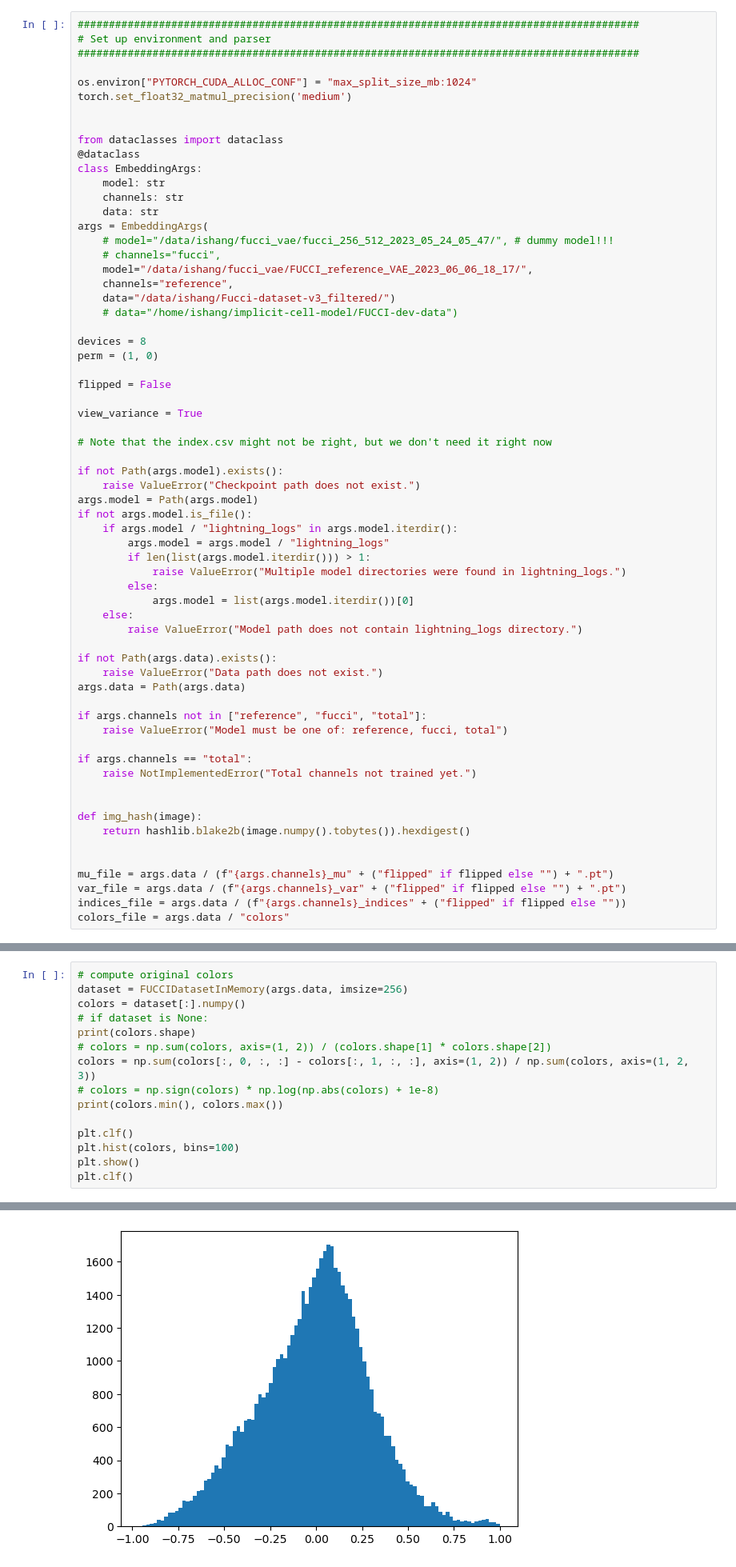
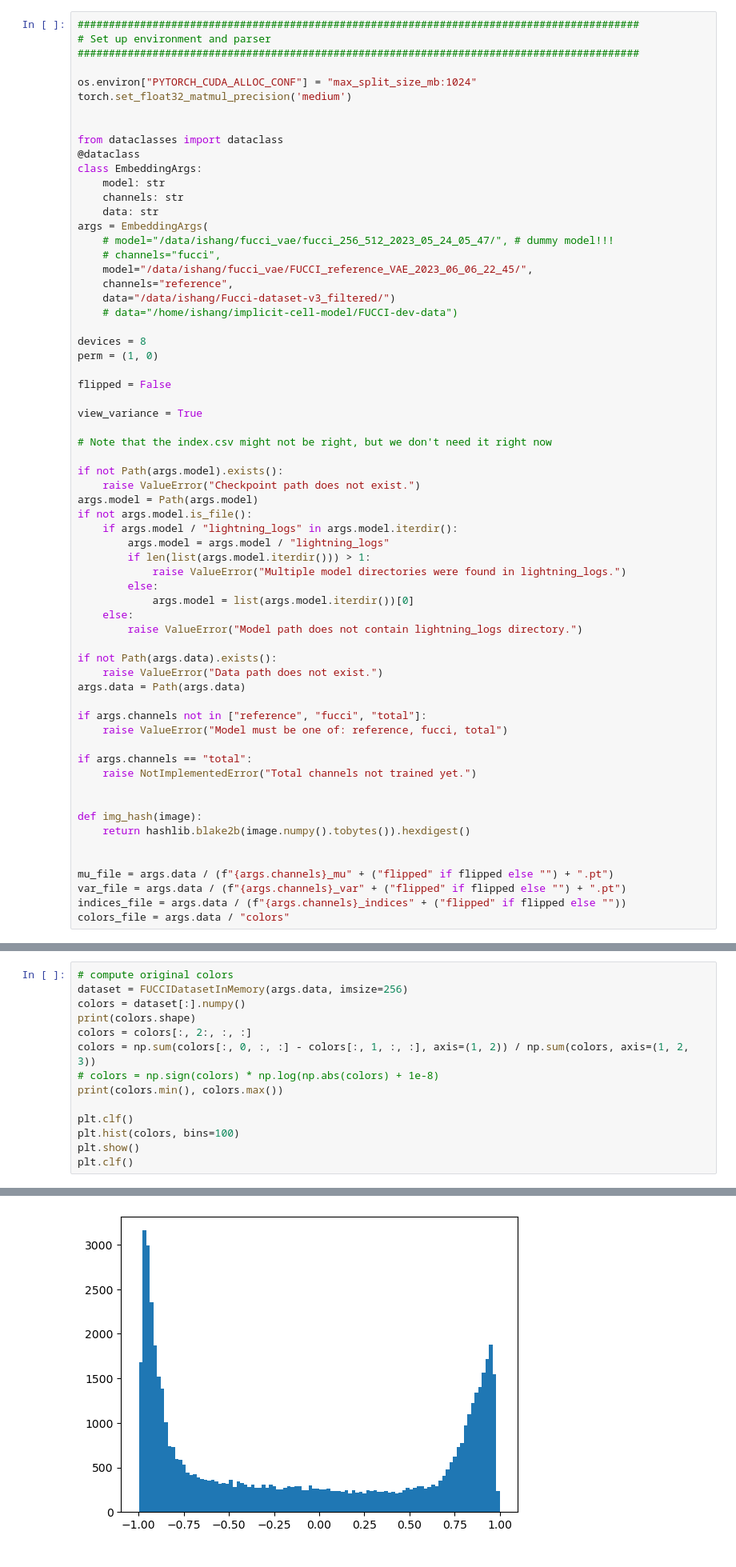
Before and after one commit to ishan-gaur/implicit-cell-model, a Jupyter notebook: embedding.ipynb, the cells around one changed output, grey strips where cells are left out. Shown at 80% size. Drawn from its saved outputs; the diff is of its cells as text.

```diff
--- a/embedding.ipynb
+++ b/embedding.ipynb
@@ -38,7 +38,7 @@ class EmbeddingArgs:
 args = EmbeddingArgs(
     # model="/data/ishang/fucci_vae/fucci_256_512_2023_05_24_05_47/", # dummy model!!!
     # channels="fucci",
-    model="/data/ishang/fucci_vae/FUCCI_reference_VAE_2023_06_06_18_17/",
+    model="/data/ishang/fucci_vae/FUCCI_reference_VAE_2023_06_06_22_45/",
     channels="reference",
     data="/data/ishang/Fucci-dataset-v3_filtered/")
     # data="/home/ishang/implicit-cell-model/FUCCI-dev-data")
@@ -250,9 +250,8 @@ for i in range(devices):
 # compute original colors
 dataset = FUCCIDatasetInMemory(args.data, imsize=256)
 colors = dataset[:].numpy()
-# if dataset is None:
 print(colors.shape)
-# colors = np.sum(colors, axis=(1, 2)) / (colors.shape[1] * colors.shape[2])
+colors = colors[:, 2:, :, :]
 colors = np.sum(colors[:, 0, :, :] - colors[:, 1, :, :], axis=(1, 2)) / np.sum(colors, axis=(1, 2, 3))
 # colors = np.sign(colors) * np.log(np.abs(colors) + 1e-8)
 print(colors.min(), colors.max())
@@ -267,4 +266,4 @@ plt.clf()
-[figure, old version]
+[figure, new version]
 <Figure size 640x480 with 0 Axes>
 # %%
 np.save(colors_file, colors)
```
Also changed, not shown: parts of 8 cells of this notebook.
